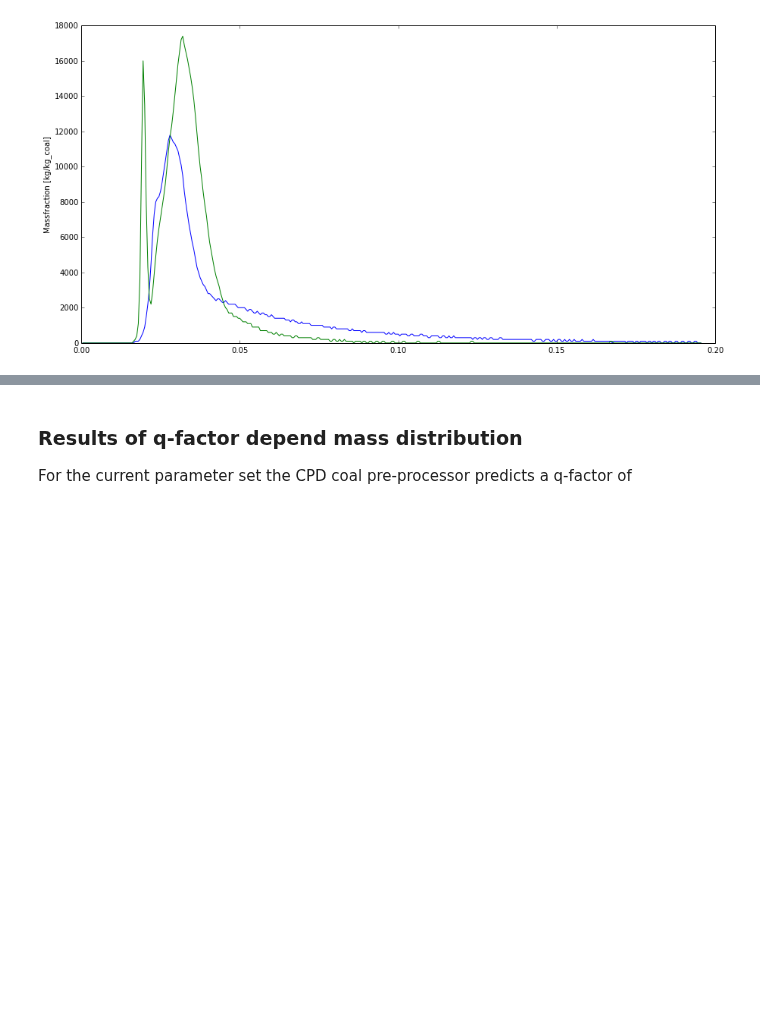
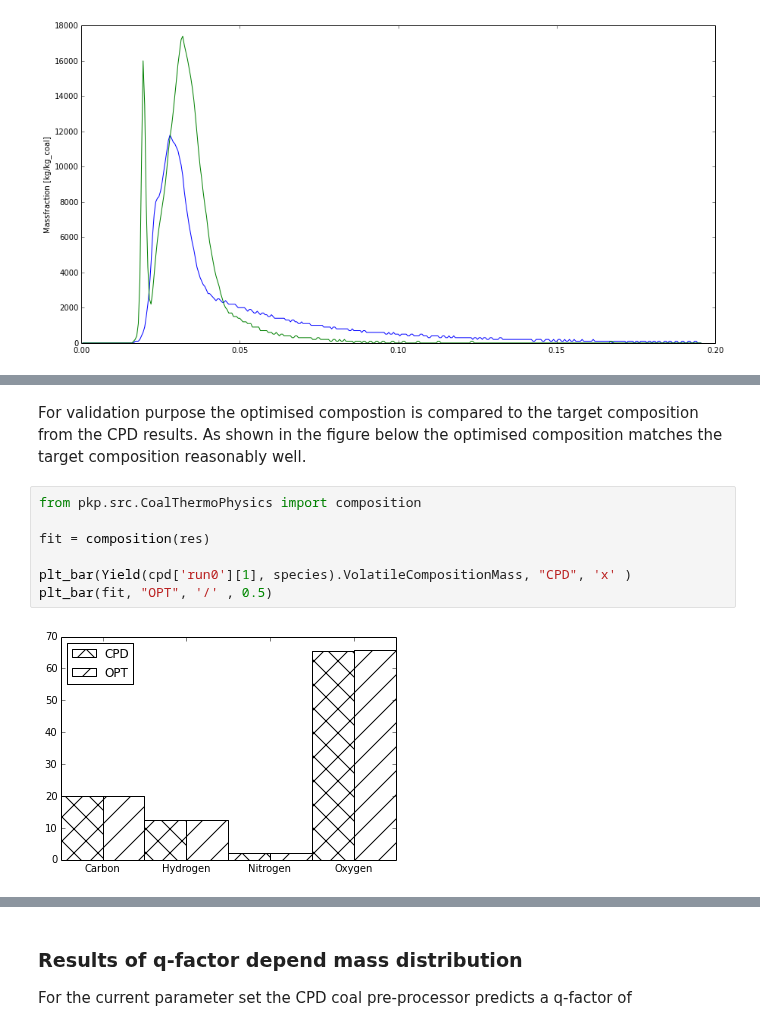
Before and after one commit to ostein/notebooks, a Jupyter notebook: pkp/BlackThunder.ipynb, the cells around one changed output, grey strips where cells are left out. Cells and saved outputs as stored; diff of their text form; blank space fills up the shorter version.

Commit message:
working species optimisation

```diff
--- a/pkp/BlackThunder.ipynb
+++ b/pkp/BlackThunder.ipynb
@@ -293 +328,12 @@ a = \sum_{species} f_{species}*\nu*MW_i/MW_{species}
+# %% [markdown]
+For validation purpose the optimised compostion is compared to the target composition from the CPD results. As shown in the figure below the optimised composition matches the target composition reasonably well.
+# %%
+from pkp.src.CoalThermoPhysics import composition
+
+fit = composition(res)
+
+plt_bar(Yield(cpd['run0'][1], species).VolatileCompositionMass, "CPD", 'x' )
+plt_bar(fit, "OPT", '/' , 0.5)
+# %% [output]
+[figure, added]
 # %% [markdown]
```
Also changed, not shown: parts of 12 cells of this notebook.
